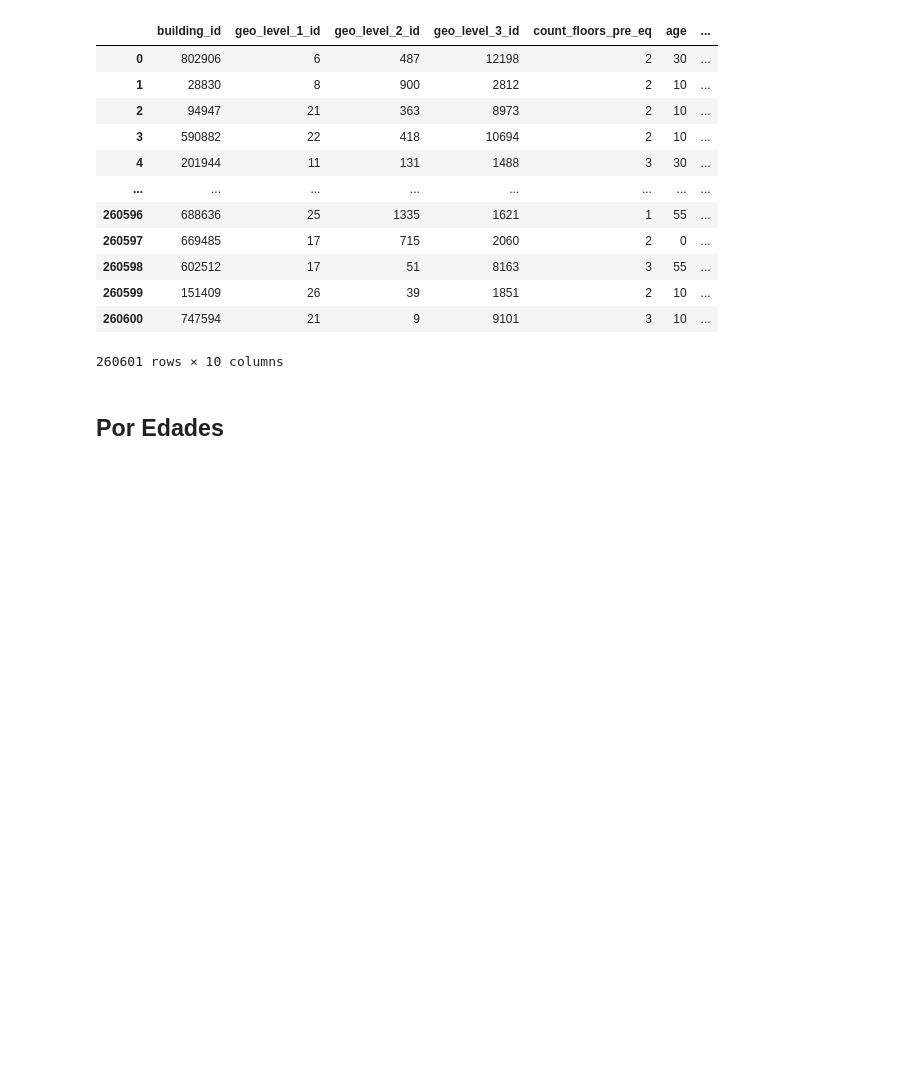
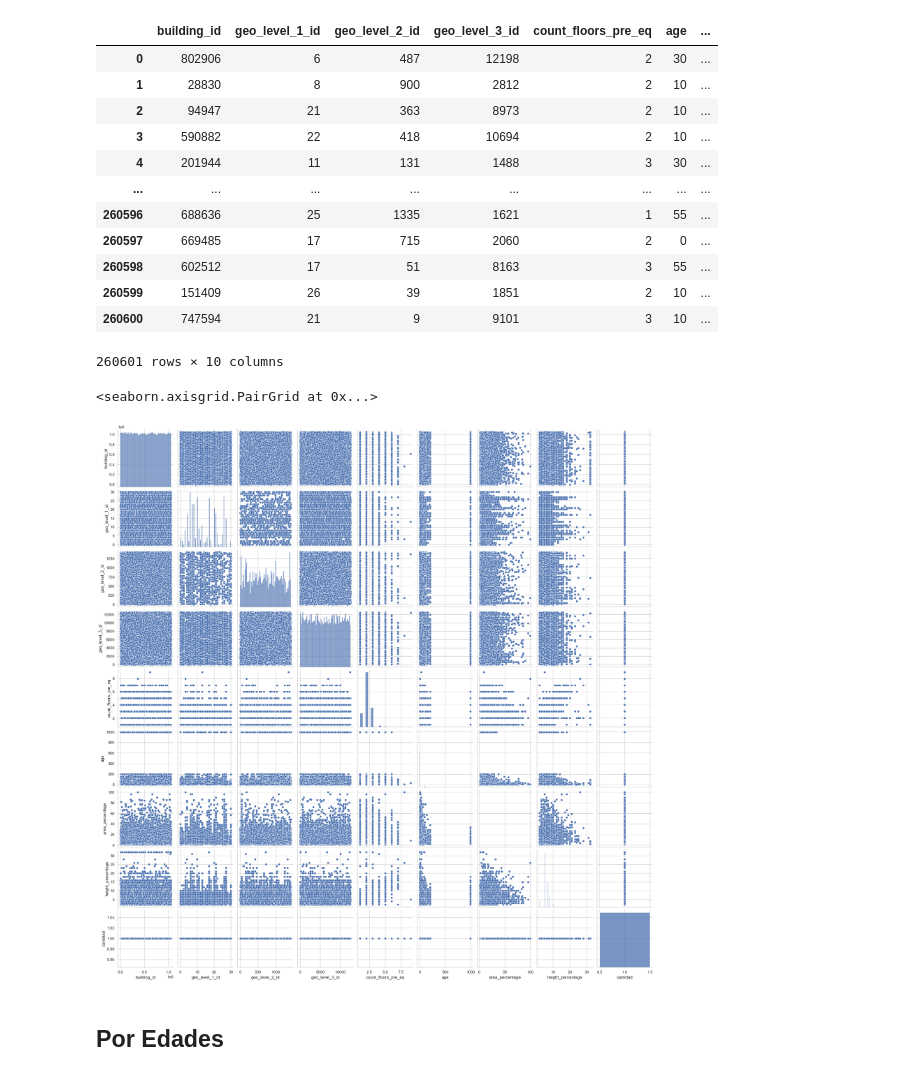
Before and after one commit to DanteReinaudo/EarthquakeDamagePrediction, a Jupyter notebook: tp1/analisis_dante.ipynb, the cells around one changed output. Cells and saved outputs as stored; diff of their text form; code cells hidden in the pictures; blank space fills up the shorter version.

```diff
--- a/tp1/analisis_dante.ipynb
+++ b/tp1/analisis_dante.ipynb
@@ -202,6 +202,11 @@ data_values_short
 | 260599 | 151409 | 26 | 39 | 1851 | 2 | 10 | ... |
 | 260600 | 747594 | 21 | 9 | 9101 | 3 | 10 | ... |
 260601 rows × 10 columns
+# %%
+sns.pairplot(data_values_short)
+# %% [output]
+<seaborn.axisgrid.PairGrid at 0x...>
+[figure, added]
 # %% [markdown]
 ## Por Edades
 # %%
```
Also changed, not shown: parts of 47 cells of this notebook.
